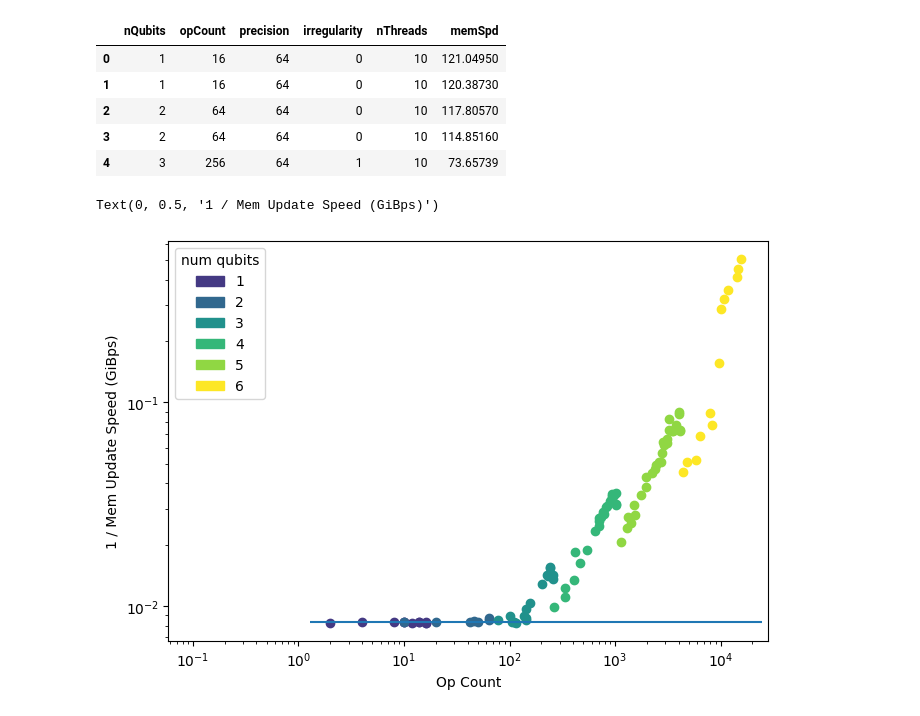
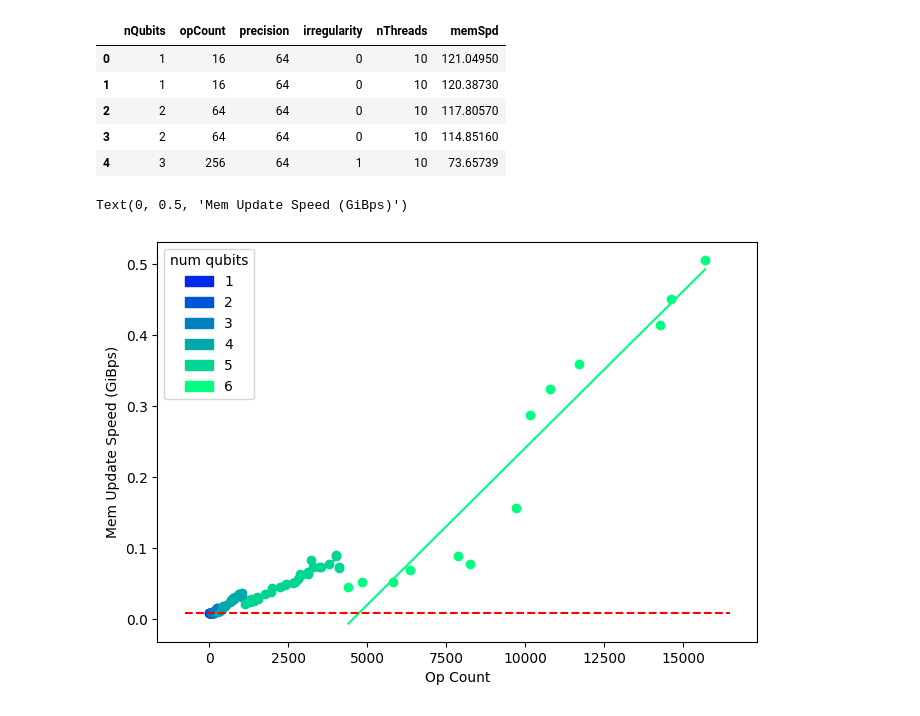
Before and after one commit to narix10yc/transpiler, a Jupyter notebook: analysis/analysis.ipynb, the cells around one changed output. Drawn from its saved outputs; the diff is of its cells as text; code cells hidden in the pictures.

```diff
--- a/analysis/analysis.ipynb
+++ b/analysis/analysis.ipynb
@@ -16,29 +16,37 @@ df.head(5)
 # %%
 import matplotlib.patches as mpatches
 
-color_map = plt.get_cmap("viridis")
+color_map = plt.get_cmap("winter")
 N = 7
 colors = [color_map(i / (N - 1)) for i in range(N)]
 
 fig = plt.figure(figsize=(6, 4))
 ax_main : plt.Axes = fig.add_axes([0, 0, 1.0, 1.0])
 # ax_legend : plt.Axes = fig.add_axes([0.8, 0.0, 0.2, 1.0])
 
 # ax_legend.axis("off")
 
-ax_main.set_xscale("log")
-ax_main.set_yscale('log')
+# ax_main.set_xscale("log")
+# ax_main.set_yscale('log')
 handles = []
 for nQubit in df['nQubits'].unique():
   sub_df = df.query("nQubits == @nQubit")
-  ax_main.scatter(sub_df["opCount"], sub_df["memSpd"] ** -1, color=colors[nQubit])
+  sub_df.sort_values("opCount")
+  op_count_arr = sub_df["opCount"]
+  mem_spd_arr = sub_df["memSpd"]
+  ax_main.scatter(op_count_arr, mem_spd_arr ** -1, color=colors[nQubit])
+  poly = np.polynomial.Polynomial.fit(op_count_arr, mem_spd_arr ** -1, deg=1)
+
+  tmp_arr = np.array([op_count_arr.min(), op_count_arr.max()])
+  ax_main.plot(tmp_arr, poly(tmp_arr), color=colors[nQubit])
+
   handles.append(mpatches.Patch(color=colors[nQubit], label=nQubit))
 
-ax_main.hlines(120.0 ** -1, *plt.xlim())
+ax_main.hlines(120.0 ** -1, *plt.xlim(), linestyle='--', color='r')
 
 ax_main.legend(handles=handles, title="num qubits")
 ax_main.set_xlabel("Op Count")
-ax_main.set_ylabel("1 / Mem Update Speed (GiBps)")
+ax_main.set_ylabel("Mem Update Speed (GiBps)")
 # %% [output]
-Text(0, 0.5, '1 / Mem Update Speed (GiBps)')
+Text(0, 0.5, 'Mem Update Speed (GiBps)')
-[figure, old version]
+[figure, new version]
```
Also changed, not shown: 9 other files.
